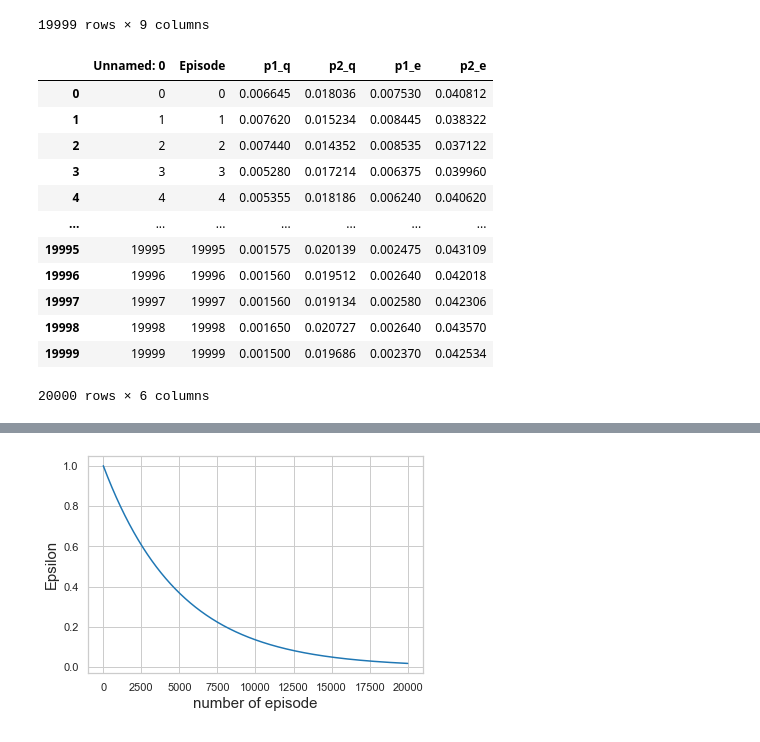
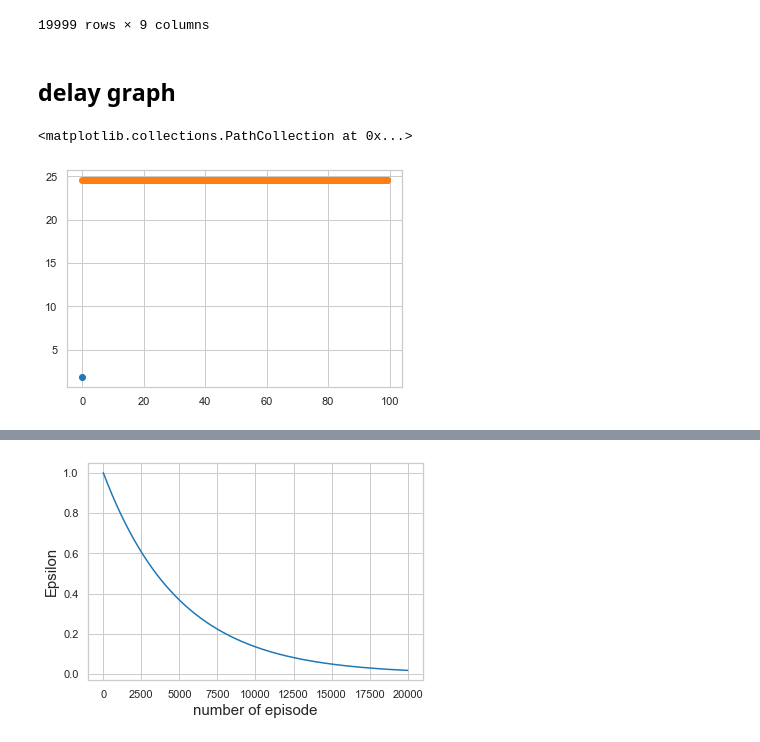
Before and after one commit to jihyejjang/network-scheduling-with-DRL, a Jupyter notebook: ddqn/result/test.ipynb, the cells around one changed output, grey strips where cells are left out. Saved outputs shown, nothing was run; the diff lists cells and outputs as text; code cells hidden in the pictures.

```diff
--- a/ddqn/result/test.ipynb
+++ b/ddqn/result/test.ipynb
@@ -73,20 +73,59 @@ df
 | 19997 | 0.937571 | 19998 | 0.1980 | 330 | 33.19 | 0.018316 | 0.001717 | 40 | 78 |
 | 19998 | 0.951977 | 19999 | 0.1218 | 203 | 33.70 | 0.018312 | 0.002121 | 40 | 83 |
 19999 rows × 9 columns
-# %%
-df_ = pd.read_csv(avg_delay)
-df_
-# %% [output]
-|  | Unnamed: 0 | Episode | p1_q | p2_q | p1_e | p2_e |
-| 0 | 0 | 0 | 0.006645 | 0.018036 | 0.007530 | 0.040812 |
-| 1 | 1 | 1 | 0.007620 | 0.015234 | 0.008445 | 0.038322 |
-| 2 | 2 | 2 | 0.007440 | 0.014352 | 0.008535 | 0.037122 |
-| 3 | 3 | 3 | 0.005280 | 0.017214 | 0.006375 | 0.039960 |
-| 4 | 4 | 4 | 0.005355 | 0.018186 | 0.006240 | 0.040620 |
-| ... | ... | ... | ... | ... | ... | ... |
-| 19995 | 19995 | 19995 | 0.001575 | 0.020139 | 0.002475 | 0.043109 |
-| 19996 | 19996 | 19996 | 0.001560 | 0.019512 | 0.002640 | 0.042018 |
-| 19997 | 19997 | 19997 | 0.001560 | 0.019134 | 0.002580 | 0.042306 |
-| 19998 | 19998 | 19998 | 0.001650 | 0.020727 | 0.002640 | 0.043570 |
-| 19999 | 19999 | 19999 | 0.001500 | 0.019686 | 0.002370 | 0.042534 |
-20000 rows × 6 columns
+# %% [markdown]
+## delay graph
+# %%
+qdelay_ddqn = 'test/delay.csv'
+qdelay_sp = 'test/SP/delay.csv'
+et_ddqn = 'test/et.csv'
+et_sp = 'test/SP/et.csv'
+
+qdelay_ddqn_ = pd.read_csv(qdelay_ddqn).drop('Unnamed: 0',axis=1)
+qdelay_sp_ = pd.read_csv(qdelay_sp).drop('Unnamed: 0',axis=1)
+et_ddqn_ = pd.read_csv(et_ddqn).drop('Unnamed: 0',axis=1)
+et_sp_ = pd.read_csv(et_sp).drop('Unnamed: 0',axis=1)
+
+q_d_1 = qdelay_ddqn_[qdelay_ddqn_['0'] == 0]
+q_d_2 = qdelay_ddqn_[qdelay_ddqn_['0'] == 1]
+e_d_1 = et_ddqn_[et_ddqn_['0'] == 0]
+e_d_2 = et_ddqn_[et_ddqn_['0'] == 1]
+
+q_s_1 = qdelay_sp_[qdelay_sp_['0'] == 0]
+q_s_2 = qdelay_sp_[qdelay_sp_['0'] == 1]
+e_s_1 = et_sp_[et_sp_['0'] == 0]
+e_s_2 = et_sp_[et_sp_['0'] == 1]
+# %%
+#delay
+# plt.ylim((0,12.5))
+Y1 = q_d_1['1']
+Y2 = e_d_1['1']
+Y3 = q_s_1['1']
+Y4 = e_s_1['1']
+
+Y5 = q_d_2['1']
+Y6 = e_d_2['1']
+Y7 = q_s_2['1']
+Y8 = e_s_2['1']
+
+# plt.scatter(range(40),Y1*1000, label='qd_d1')
+# plt.plot(range(40),Y2*1000, label='et_d1')
+
+# plt.scatter(range(40),Y3*1000, label='qd_d1')
+# plt.plot(range(40),Y4*1000, label='et_d1')
+
+plt.scatter(range(100),Y5*1000, label='qd_d1')
+# plt.plot(range(100),Y6*1000, label='et_d1')
+
+plt.scatter(range(100),Y7*1000, label='qd_d1')
+# plt.plot(range(100),Y8*1000, label='et_d1')
+
+# plt.plot(range(20000),[5 for _ in range(20000)], c ='orange', label = 'deadline')
+# plt.xlabel('number of episode')
+#cb=plt.colorbar(label = 'priority')
+#cb.set_ticks([0,1])
+# plt.ylabel('average End to End packet delay(ms)')
+# plt.legend(loc='upper left')
+# %% [output]
+<matplotlib.collections.PathCollection at 0x...>
+[figure, added]
```
Also changed, not shown: parts of 4 cells of this notebook, 40 other files.
